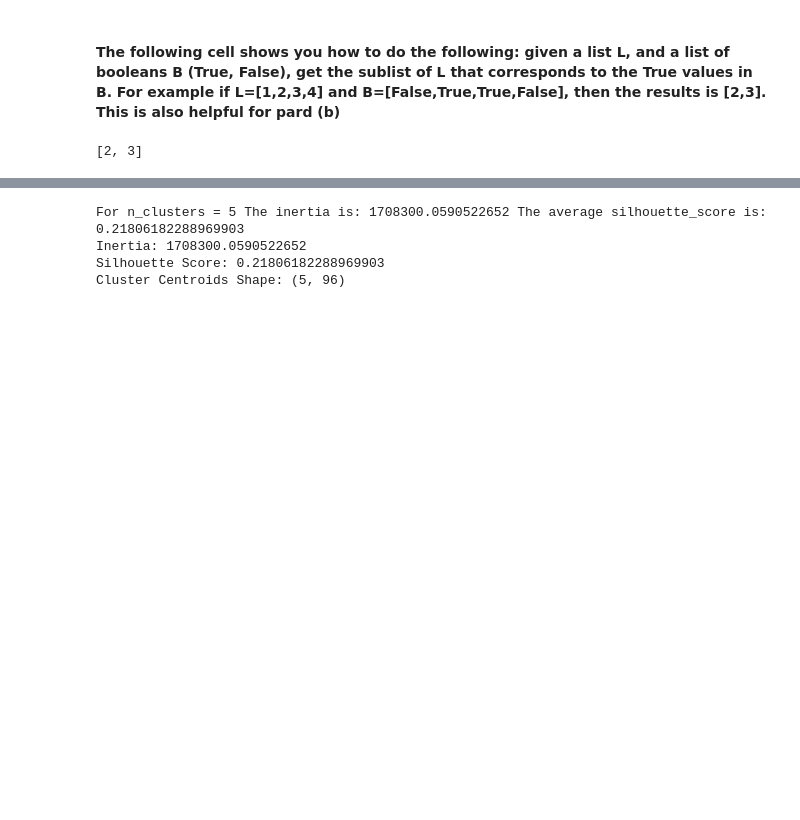
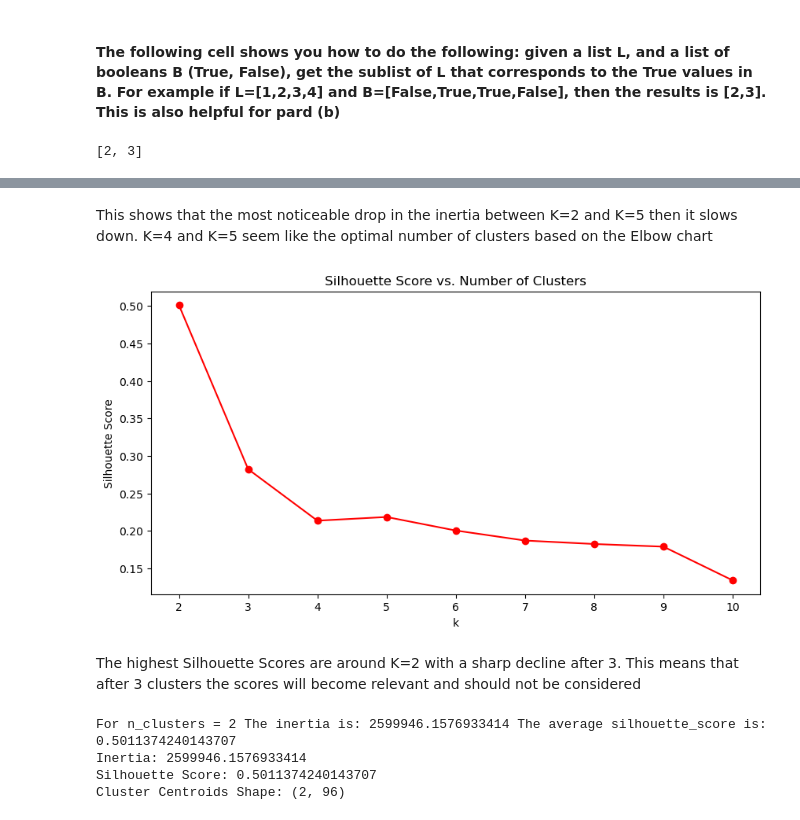
Before and after one commit to JordanVercillo/data_science, a Jupyter notebook: machine_learning/assignments/assignment2.ipynb, the cells around one changed output, grey strips where cells are left out. Cells and saved outputs as stored; diff of their text form; code cells hidden in the pictures; blank space fills up the shorter version.

```diff
--- a/machine_learning/assignments/assignment2.ipynb
+++ b/machine_learning/assignments/assignment2.ipynb
@@ -471,9 +526,22 @@ list(compress(L, B))
+# %% [markdown]
+This shows that the most noticeable drop in the inertia between K=2 and K=5 then it slows down. K=4 and K=5 seem like the optimal number of clusters based on the Elbow chart
+# %%
+plt.figure(figsize=(10, 5))
+plt.plot(k_range, silhouette_scores, marker="o", linestyle="-", color="r")
+plt.xlabel("k")
+plt.ylabel("Silhouette Score")
+plt.title("Silhouette Score vs. Number of Clusters")
+plt.show()
+# %% [output]
+[figure, added]
+# %% [markdown]
+The highest Silhouette Scores are around K=2 with a sharp decline after 3. This means that after 3 clusters the scores will become relevant and should not be considered
 # %%
 # Set number of clusters
-trueK = 5
+trueK = 2
 
 # Fit K-Means model
-kmeans_model = KMeans(n_clusters=trueK, random_state=1).fit(X)
+kmeans_model = KMeans(n_clusters=trueK, random_state=random_state, n_init='auto').fit(X)
 
 # Get cluster labels
 labels = kmeans_model.labels_
@@ -494,7 +562,7 @@ print(f"Inertia: {inertia_value}")
 print(f"Silhouette Score: {silhouette_avg}")
 print(f"Cluster Centroids Shape: {centroids.shape}")
 # %% [output]
-For n_clusters = 5 The inertia is: 1708300.0590522652 The average silhouette_score is: 0.21806182288969903
-Inertia: 1708300.0590522652
-Silhouette Score: 0.21806182288969903
-Cluster Centroids Shape: (5, 96)
+For n_clusters = 2 The inertia is: 2599946.1576933414 The average silhouette_score is: 0.5011374240143707
+Inertia: 2599946.1576933414
+Silhouette Score: 0.5011374240143707
+Cluster Centroids Shape: (2, 96)
```
Also changed, not shown: parts of 19 cells of this notebook.
